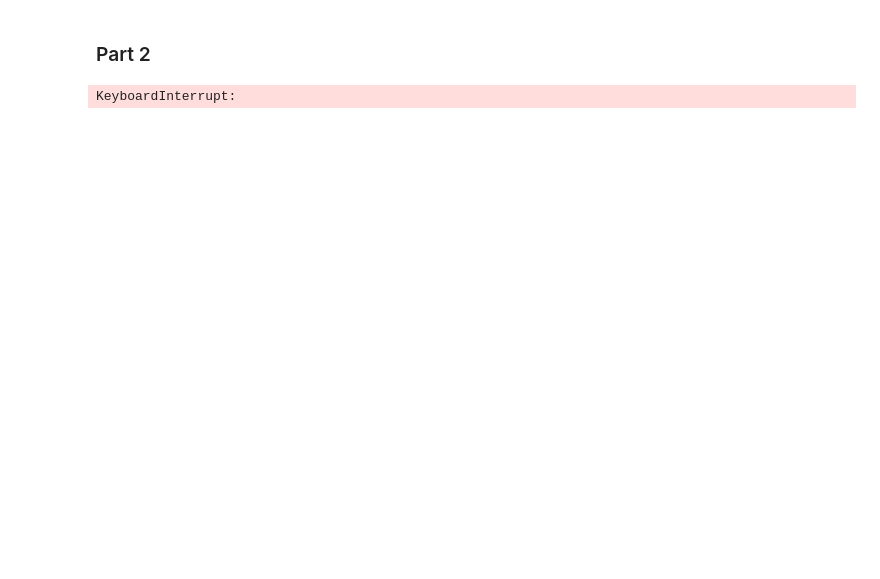
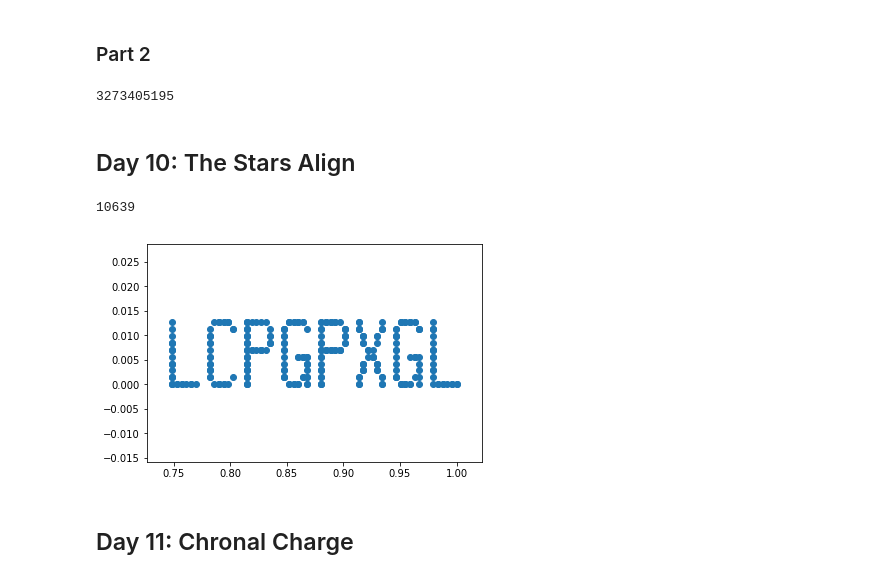
Before and after one commit to jeffreyrosenbluth/AoC2018, a Jupyter notebook: AdventOfcode_2018.ipynb, the cells around one changed output. Drawn from its saved outputs; the diff is of its cells as text; code cells hidden in the pictures; blank space fills up the shorter version.

```diff
--- a/AdventOfcode_2018.ipynb
+++ b/AdventOfcode_2018.ipynb
@@ -329,6 +331,9 @@ from datetime import datetime, date, time, timedelta
 
 Point2D = namedtuple('Point','x y')
 Rect = namedtuple('Rect', 'p w h')
+
+def smult(s, t):
+    return tuple(s * x for x in t)
 # %% [markdown]
 ## Day 1: Chronal Calibration
 # %%
@@ -788,6 +784,66 @@ go(441, 71032)
 # %% [markdown]
 ### Part 2
 # %%
-go(441, 7103200)
+play(441, 7103200)
 # %% [output]
-KeyboardInterrupt:
+3273405195
+# %% [markdown]
+## Day 10: The Stars Align
+# %%
+def tups(tuple4):
+    a,b,c,d = tuple4
+    return (a,b), (c,d)
+
+data10 = mapt(tups, mapt(Integers, Inputstr(10).splitlines()))
+
+def draw(points):
+    x = mapt(X, points)
+    y = mapt(Y, points)
+    yMax = max(y)
+    y = mapt(lambda a: yMax - a, y)
+    plt.scatter(x, y)
+    plt.show()
+
+def move(pts, vels, n):
+    def move_point(p, v):
+        return(add(p, smult(n, v)))
+    return tuple(move_point(pts[i], vels[i]) for i in range(len(pts)))
+
+def scale(pts):
+    pts = list(pts)
+    xs = mapt(X, pts)
+    ys = mapt(Y, pts)
+    xMax = max(xs)
+    yMax = max(ys)
+    xs1 = mapt(lambda a: a / xMax, xs)
+    ys1 = mapt(lambda a: 0.25 * a / yMax, ys)
+    return zip(xs1,ys1)
+
+def xyMetric(pts):
+    return abs(max(mapt(Y,pts)) - min(mapt(Y,pts)))
+
+def newton(fn, metric, epsilon, max_iter):
+    guess = 0
+    iter = 0
+    while True:
+        slope = metric(fn(guess + 1)) - metric(fn(guess))
+        if abs(slope) <= epsilon or iter > max_iter:
+            return guess
+        else:
+            iter += 1
+            guess = guess - metric(fn(guess)) // slope
+
+points = mapt(X, data10)
+velocities = mapt(Y, data10)
+
+def moveN(n):
+    return move(points, velocities, n)
+
+seconds = newton(moveN, yMetric, 1, 100)
+print(seconds)
+draw(tuple(scale(move(points, velocities, seconds))))
+# %% [output]
+10639
+[figure, added]
+# %% [markdown]
+## Day 11: Chronal Charge
```
Also changed, not shown: parts of 9 cells of this notebook.
